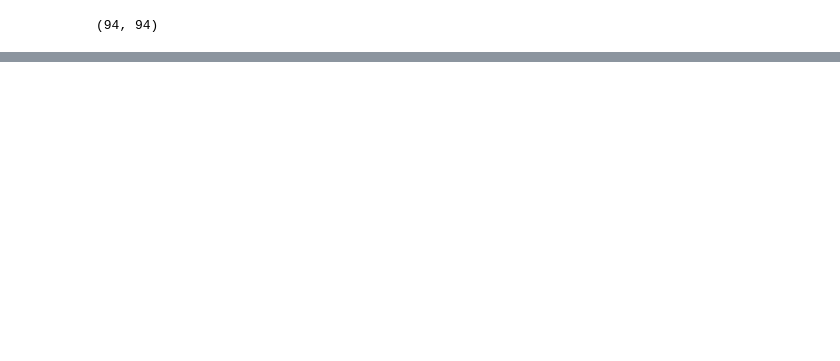
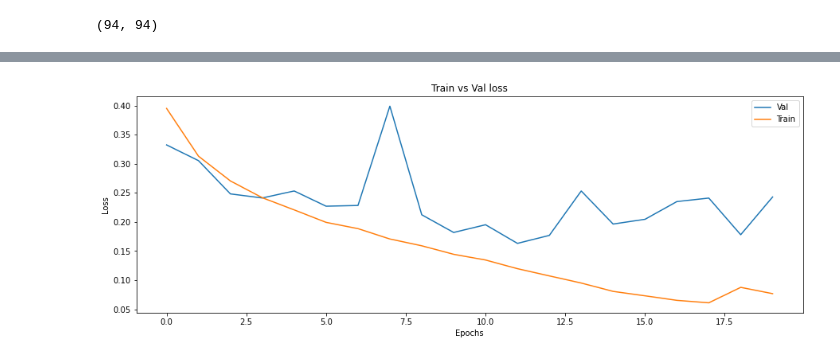
Before and after one commit to billbai0102/DeepLearning, a Jupyter notebook: Histopathologic Cancer Detection/cancerdetection.ipynb, the cells around one changed output, grey strips where cells are left out. Cells and saved outputs as stored; diff of their text form; code cells hidden in the pictures; blank space fills up the shorter version.

Commit message:
trained model

```diff
--- a/Histopathologic Cancer Detection/cancerdetection.ipynb
+++ b/Histopathologic Cancer Detection/cancerdetection.ipynb
@@ -334,0 +503,11 @@ Estimated Total Size (MB): 244.96
+# %%
+plt.clf()
+plt.title('Train vs Val loss')
+plt.xlabel('Epochs')
+plt.ylabel('Loss')
+plt.plot(history['val']['loss'], label='Val')
+plt.plot(history['train']['loss'], label='Train')
+plt.legend()
+plt.show()
+# %% [output]
+[figure, added]
```
Also changed, not shown: parts of 13 cells of this notebook, 2 other files.
